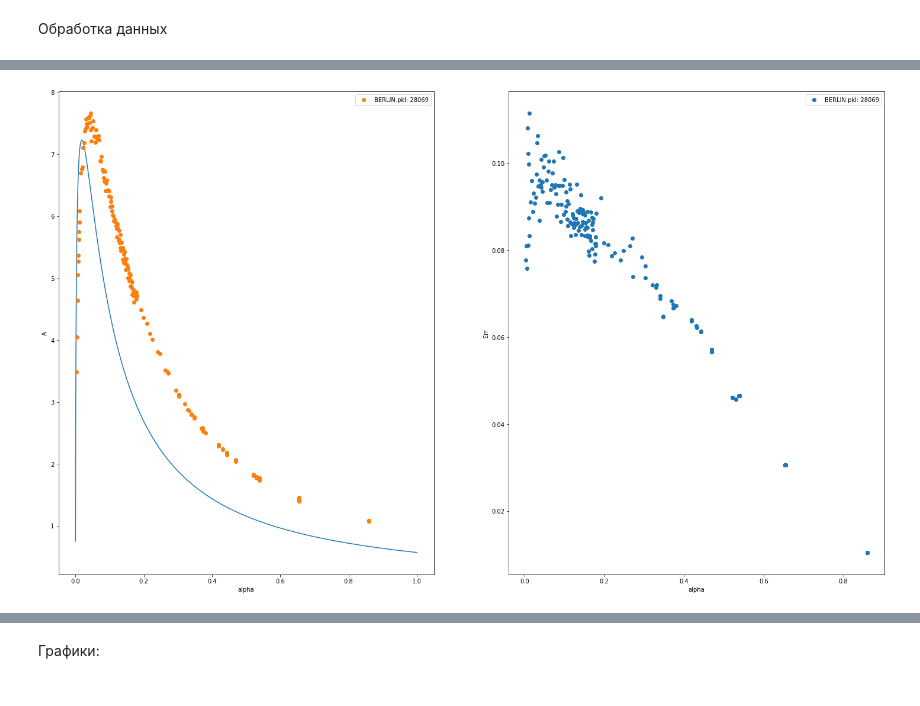
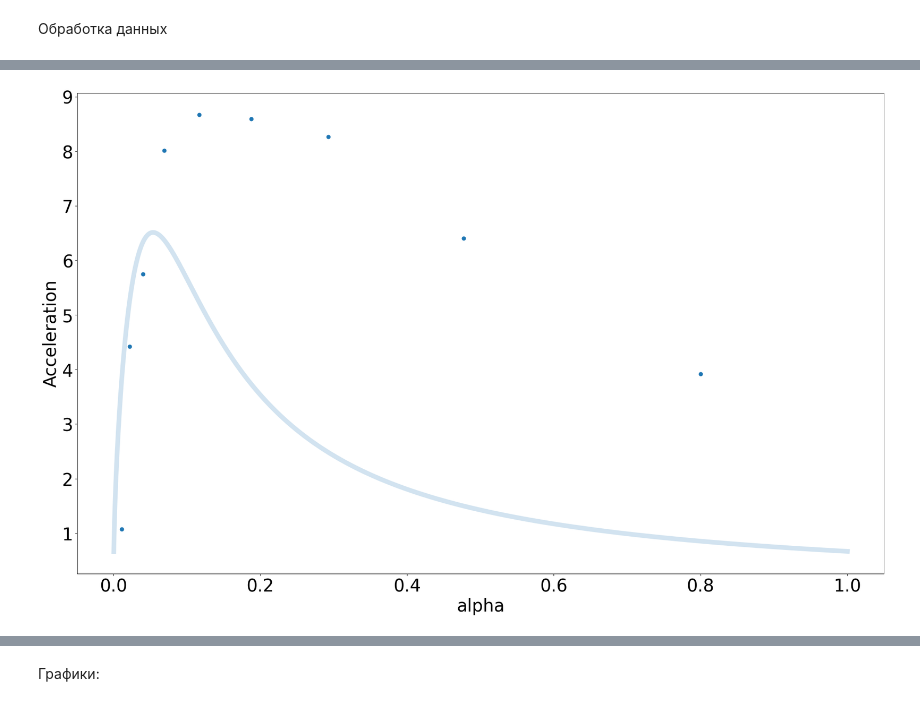
Before and after one commit to Grenby/graphs, a Jupyter notebook: notebooks_2/test_few_city_post_processing.ipynb, the cells around one changed output, grey strips where cells are left out. Saved outputs shown, nothing was run; the diff lists cells and outputs as text; code cells hidden in the pictures.

```diff
--- a/notebooks_2/test_few_city_post_processing.ipynb
+++ b/notebooks_2/test_few_city_post_processing.ipynb
@@ -21,8 +66,16 @@ onlyfiles = [f for f in listdir(mypath) if isfile(join(mypath, f))]
 
 r : dict[str:CityResult]= {}
 for name in onlyfiles:
-    if 'ASHA' in name:
-        continue
     with open(join(mypath, name), 'rb') as f:
         r[name] = pickle.load(f)
         f.close()
+# %%
+mypath = '../for_paper/data/not_my'
+# %%
+onlyfiles = [f for f in listdir(mypath) if isfile(join(mypath, f))]
+
+r : dict[str:CityResult]= {}
+for name in onlyfiles:
+    with open(join(mypath, name), 'rb') as f:
+        r[name] = pickle.load(f)
+        f.close()
@@ -29,2 +124,4 @@ for name in onlyfiles:
 # %% [markdown]
 Обработка данных
+# %%
+USE_OPT_CONST = True # использовать ли фиттинг С0 для каждого города
@@ -31,38 +132,77 @@ for name in onlyfiles:
 # %%
 nodes = []
 alpha_max = []
-for name in r:
+c = []
+k = 0
+for i,name in enumerate(r):
+    if name == 'output_R62145.csv.pkl':
+        continue
+    # if name!='PARIS.pkl':
+    #     continue
     res:CityResult = r[name]
-    print('mean centroids b:', np.mean([p.centroid_edges/p.centroid_nodes for p in res.points_results]),'+-',
-          np.std([p.centroid_edges/p.centroid_nodes for p in res.points_results]))
+    N= res.nodes
+    if max(p.speed_up[0] for p in res.points_results) > 20:
+        continue
+    if name == 'output_R1390623.csv.pkl':
+        print(max(p.speed_up[0] for p in res.points_results))
+    if N < 2000:
+        continue
+    alpha_max.append(max(p.speed_up[0] for p in res.points_results))
+    k+=1
     X = [p.alpha for p in res.points_results]
     A = [p.speed_up[0] for p in res.points_results]
     E = [np.mean(p.errors) for p in res.points_results]
 
-    fig, axs = plt.subplots(1, 2)
-    fig.set_figwidth(25)
-    fig.set_figheight(15)
 
-    axs[1].errorbar(X, E, fmt='o', label = "{}: {}".format(name, r[name].nodes))
-    axs[1].set(xlabel='alpha', ylabel='Err')
-    axs[1].legend()
+    # axs[1].errorbar(X, E, fmt='o', label = "{}: {}".format(name, r[name].nodes))
+    # axs[1].set(xlabel='alpha', ylabel='Err')
+    # axs[1].legend()
 
     alpha = np.argmax(A)
-    alpha_max.append(X[alpha])
+    # alpha_max.append(X[alpha])
     nodes.append(res.nodes)
-    N= res.nodes
-    def ax(x):
-        b1 = 2
+    def ax(x,c0):
+        # c0 = -0.48 * np.log(N) + 6
+        b1 =2
         b0 = res.edges/res.nodes
-        k = 0.8/(1/np.sqrt(x*N) -1/2*1/np.sqrt(x*N)*(1 + np.log(x)/np.log(N)) + b1/b0 * x * (1 + np.log(x)/np.log(N)) +1/(b0*np.log(N)))
-        return k
-    x = np.linspace(1/N,1,5000)
-    y = ax(x)
-    axs[0].errorbar(x, y)
-    axs[0].errorbar(X, A, fmt='o', label = "{}: {}".format(name, r[name].nodes))
-    axs[0].set(xlabel='alpha', ylabel='A')
-    axs[0].legend()
+        k = c0/np.sqrt(x*N)*(1 - np.log(x)/np.log(N)) + b1/b0 * x * (1 + np.log(x)/np.log(N)) +1/(np.sqrt(x*N)) * (b0+1)/b0/np.log(N)
+        return 1/k
+    if USE_OPT_CONST:
+        # Xx = np.array(X)
+        # Aa = np.array(A)
+        # idx = np.argwhere(Xx < 0.2)
+        # idx.resize(len(idx))
+        # Xx = Xx[idx]
+        # Aa = Aa[idx]
+        popt = curve_fit(ax, X, A, p0 = [2])
+        x = np.linspace(1/N,1,5000)
+        y = ax(x, *popt[0])
+        c.append(popt[0][0])
+        dd = popt[0][0]/ np.sqrt(popt[1][0][0])
+        print(popt[0][0], np.sqrt(popt[1][0][0]),N)
+        # print(*popt[0])
+    else:
+        x = np.linspace(1/N,1,5000)
+        y = ax(x)
 
 
-    # print(res.nodes, X[alpha] )
+    # axs[0].errorbar(x, y, color="black",linewidth=4)
+    # print(i)
+    if dd < 2:
+        print(name, dd)
+        fig, axs = plt.subplots(1, 1)
+        # fig.rc('legend', fontsize=8)    # legend fontsize
+        # fig.rcParams.update({'font.size': 20})
+        fig.set_figwidth(25)
+        fig.set_figheight(15)
+        axs=[axs]
+        if name!='output_R1390623.csv.pkl':
+            axs[0].errorbar(x, y,linewidth=8,alpha=0.2)
+
+        axs[0].scatter(X, A, label = "{}: {}".format(name, r[name].nodes), s = 40)
+        axs[0].set(xlabel='alpha', ylabel='Acceleration')
+        # axs = [axs]
+        # axs[0].legend()
+    # print(X)
+    # print(A)
 # %% [output]
@@ -81 +227 @@ mean centroids b: 1.9223885296562089 +- 0.2416169855899316
-[figure, old version]
+[figure, new version]
```
Also changed, not shown: parts of 24 cells of this notebook, 23 other files.
